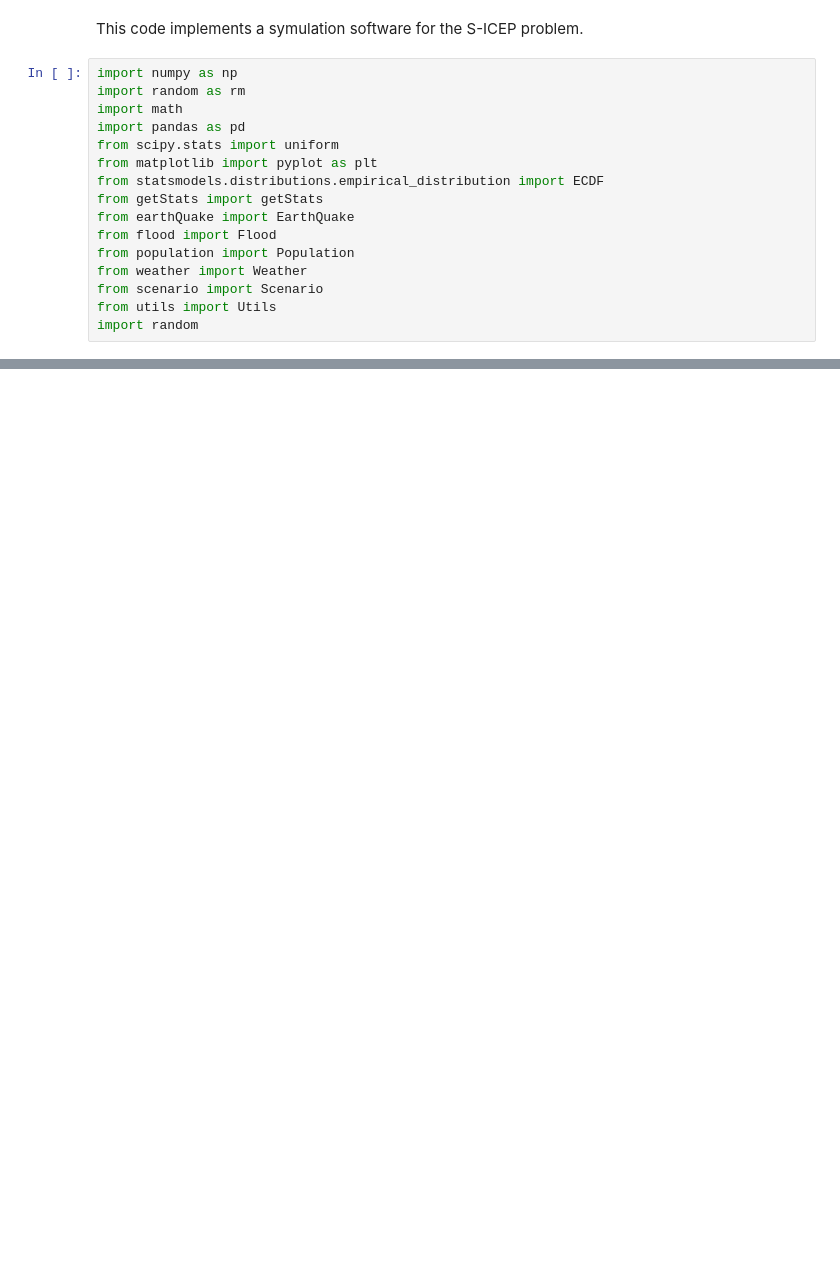
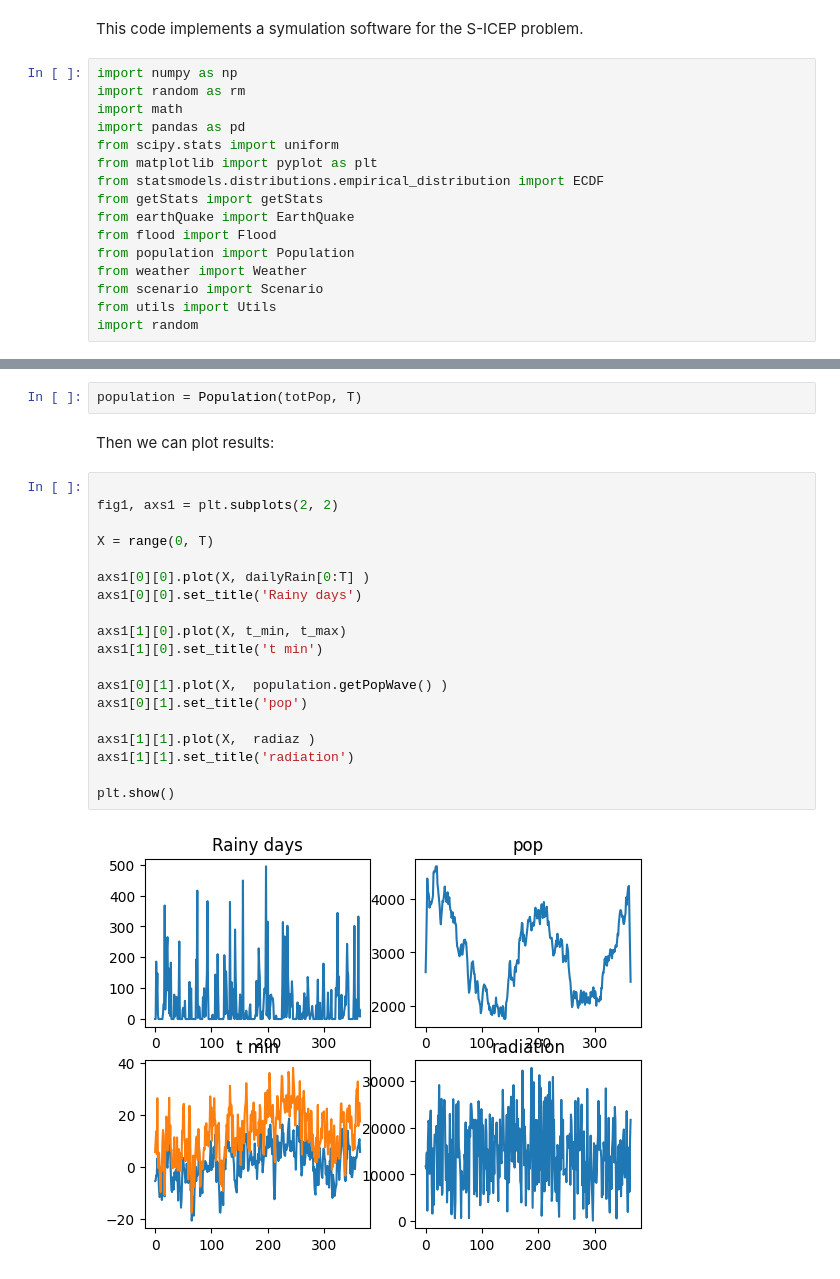
Before and after one commit to dew54/stochastic-modeling, a Jupyter notebook: script.ipynb, the cells around one changed output, grey strips where cells are left out. Saved outputs shown, nothing was run; the diff lists cells and outputs as text; blank space fills up the shorter version.

```diff
--- a/script.ipynb
+++ b/script.ipynb
@@ -36,0 +110,25 @@ mostRainyWeeks = weather.setMostRainyWeeks(numScenarios)
+# %%
+population = Population(totPop, T)
+# %% [markdown]
+Then we can plot results:
+# %%
+
+fig1, axs1 = plt.subplots(2, 2)
+
+X = range(0, T)
+
+axs1[0][0].plot(X, dailyRain[0:T] )
+axs1[0][0].set_title('Rainy days')
+
+axs1[1][0].plot(X, t_min, t_max)
+axs1[1][0].set_title('t min')
+
+axs1[0][1].plot(X,  population.getPopWave() )
+axs1[0][1].set_title('pop')
+
+axs1[1][1].plot(X,  radiaz )
+axs1[1][1].set_title('radiation')
+
+plt.show()
+# %% [output]
+[figure, added]
```
Also changed, not shown: parts of 13 cells of this notebook, 8 other files.
